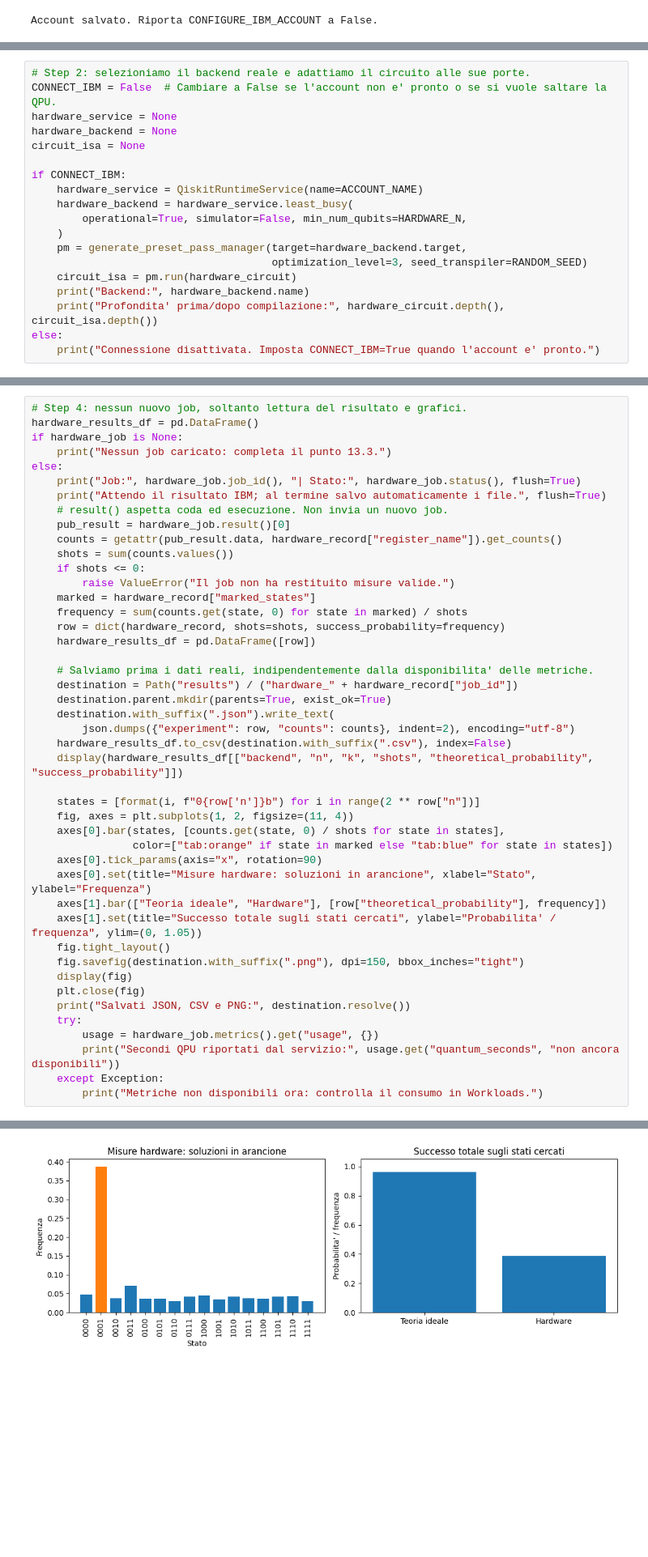
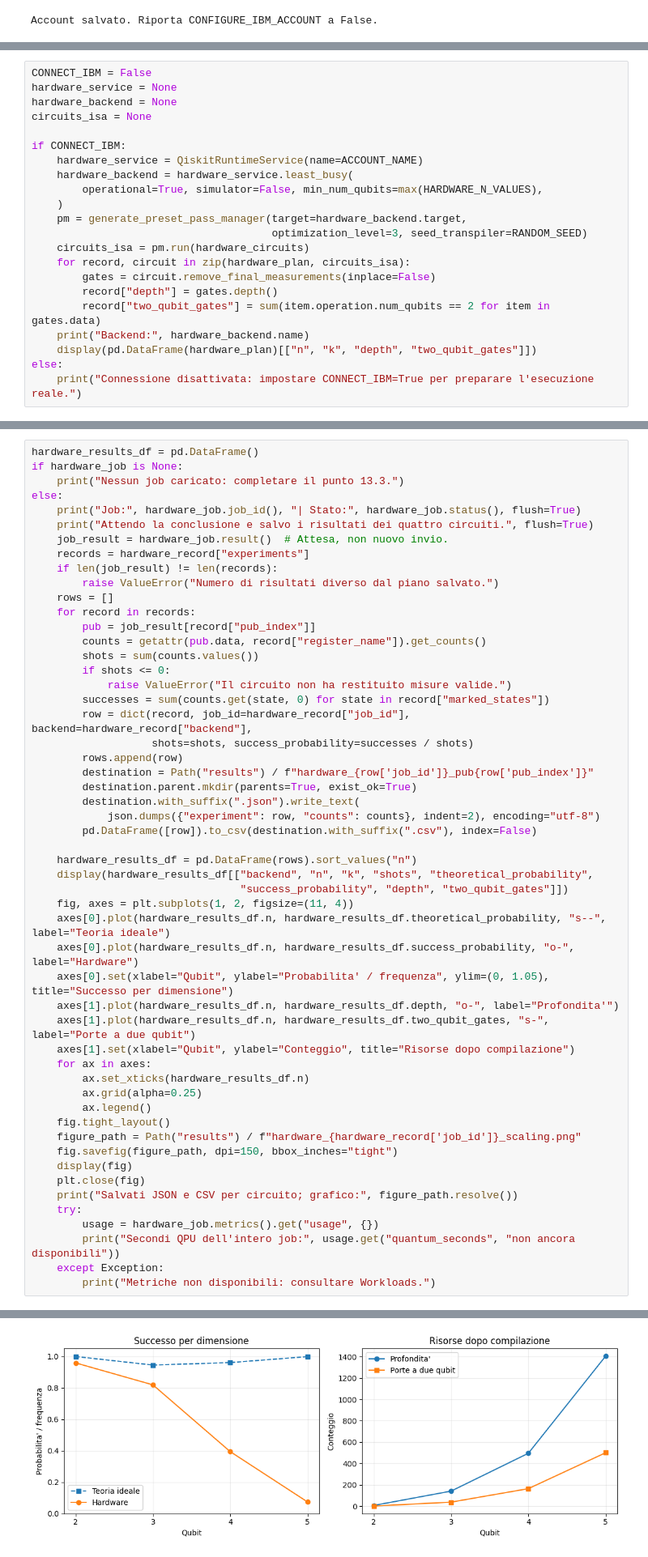
Before and after one commit to Pier2690/QuantumComputing, a Jupyter notebook: Grover.ipynb, the cells around one changed output, grey strips where cells are left out. Shown at 81% size. Cells and saved outputs as stored; diff of their text form; blank space fills up the shorter version.

Commit message:
Update Grover.ipynb
fatto test con ibm reale 1 2 3 4 5 qbit

```diff
--- a/Grover.ipynb
+++ b/Grover.ipynb
@@ -1217,21 +1215,24 @@ Se l'account non viene trovato, esegui prima la configurazione del punto 13.1.
 # %%
-# Step 2: selezioniamo il backend reale e adattiamo il circuito alle sue porte.
-CONNECT_IBM = False  # Cambiare a False se l'account non e' pronto o se si vuole saltare la QPU.
+CONNECT_IBM = False
 hardware_service = None
 hardware_backend = None
-circuit_isa = None
+circuits_isa = None
 
 if CONNECT_IBM:
     hardware_service = QiskitRuntimeService(name=ACCOUNT_NAME)
     hardware_backend = hardware_service.least_busy(
-        operational=True, simulator=False, min_num_qubits=HARDWARE_N,
+        operational=True, simulator=False, min_num_qubits=max(HARDWARE_N_VALUES),
     )
     pm = generate_preset_pass_manager(target=hardware_backend.target,
                                       optimization_level=3, seed_transpiler=RANDOM_SEED)
-    circuit_isa = pm.run(hardware_circuit)
+    circuits_isa = pm.run(hardware_circuits)
+    for record, circuit in zip(hardware_plan, circuits_isa):
+        gates = circuit.remove_final_measurements(inplace=False)
+        record["depth"] = gates.depth()
+        record["two_qubit_gates"] = sum(item.operation.num_qubits == 2 for item in gates.data)
     print("Backend:", hardware_backend.name)
-    print("Profondita' prima/dopo compilazione:", hardware_circuit.depth(), circuit_isa.depth())
+    display(pd.DataFrame(hardware_plan)[["n", "k", "depth", "two_qubit_gates"]])
 else:
-    print("Connessione disattivata. Imposta CONNECT_IBM=True quando l'account e' pronto.")
+    print("Connessione disattivata: impostare CONNECT_IBM=True per preparare l'esecuzione reale.")
 # %% [output]
 Backend: ibm_fez
@@ -1296,46 +1303,54 @@ immediatamente, puoi rieseguire questa cella in seguito.
 # %%
-# Step 4: nessun nuovo job, soltanto lettura del risultato e grafici.
 hardware_results_df = pd.DataFrame()
 if hardware_job is None:
-    print("Nessun job caricato: completa il punto 13.3.")
+    print("Nessun job caricato: completare il punto 13.3.")
 else:
     print("Job:", hardware_job.job_id(), "| Stato:", hardware_job.status(), flush=True)
-    print("Attendo il risultato IBM; al termine salvo automaticamente i file.", flush=True)
-    # result() aspetta coda ed esecuzione. Non invia un nuovo job.
-    pub_result = hardware_job.result()[0]
-    counts = getattr(pub_result.data, hardware_record["register_name"]).get_counts()
-    shots = sum(counts.values())
-    if shots <= 0:
-        raise ValueError("Il job non ha restituito misure valide.")
-    marked = hardware_record["marked_states"]
-    frequency = sum(counts.get(state, 0) for state in marked) / shots
-    row = dict(hardware_record, shots=shots, success_probability=frequency)
-    hardware_results_df = pd.DataFrame([row])
+    print("Attendo la conclusione e salvo i risultati dei quattro circuiti.", flush=True)
+    job_result = hardware_job.result()  # Attesa, non nuovo invio.
+    records = hardware_record["experiments"]
+    if len(job_result) != len(records):
+        raise ValueError("Numero di risultati diverso dal piano salvato.")
+    rows = []
+    for record in records:
+        pub = job_result[record["pub_index"]]
+        counts = getattr(pub.data, record["register_name"]).get_counts()
+        shots = sum(counts.values())
+        if shots <= 0:
+            raise ValueError("Il circuito non ha restituito misure valide.")
+        successes = sum(counts.get(state, 0) for state in record["marked_states"])
+        row = dict(record, job_id=hardware_record["job_id"], backend=hardware_record["backend"],
+                   shots=shots, success_probability=successes / shots)
+        rows.append(row)
+        destination = Path("results") / f"hardware_{row['job_id']}_pub{row['pub_index']}"
+        destination.parent.mkdir(parents=True, exist_ok=True)
+        destination.with_suffix(".json").write_text(
+            json.dumps({"experiment": row, "counts": counts}, indent=2), encoding="utf-8")
+        pd.DataFrame([row]).to_csv(destination.with_suffix(".csv"), index=False)
 
-    # Salviamo prima i dati reali, indipendentemente dalla disponibilita' delle metriche.
-    destination = Path("results") / ("hardware_" + hardware_record["job_id"])
-    destination.parent.mkdir(parents=True, exist_ok=True)
-    destination.with_suffix(".json").write_text(
-        json.dumps({"experiment": row, "counts": counts}, indent=2), encoding="utf-8")
-    hardware_results_df.to_csv(destination.with_suffix(".csv"), index=False)
-    display(hardware_results_df[["backend", "n", "k", "shots", "theoretical_probability", "success_probability"]])
-
-    states = [format(i, f"0{row['n']}b") for i in range(2 ** row["n"])]
+    hardware_results_df = pd.DataFrame(rows).sort_values("n")
+    display(hardware_results_df[["backend", "n", "k", "shots", "theoretical_probability",
+                                 "success_probability", "depth", "two_qubit_gates"]])
     fig, axes = plt.subplots(1, 2, figsize=(11, 4))
-    axes[0].bar(states, [counts.get(state, 0) / shots for state in states],
-                color=["tab:orange" if state in marked else "tab:blue" for state in states])
-    axes[0].tick_params(axis="x", rotation=90)
-    axes[0].set(title="Misure hardware: soluzioni in arancione", xlabel="Stato", ylabel="Frequenza")
-    axes[1].bar(["Teoria ideale", "Hardware"], [row["theoretical_probability"], frequency])
-    axes[1].set(title="Successo totale sugli stati cercati", ylabel="Probabilita' / frequenza", ylim=(0, 1.05))
+    axes[0].plot(hardware_results_df.n, hardware_results_df.theoretical_probability, "s--", label="Teoria ideale")
+    axes[0].plot(hardware_results_df.n, hardware_results_df.success_probability, "o-", label="Hardware")
+    axes[0].set(xlabel="Qubit", ylabel="Probabilita' / frequenza", ylim=(0, 1.05), title="Successo per dimensione")
+    axes[1].plot(hardware_results_df.n, hardware_results_df.depth, "o-", label="Profondita'")
+    axes[1].plot(hardware_results_df.n, hardware_results_df.two_qubit_gates, "s-", label="Porte a due qubit")
+    axes[1].set(xlabel="Qubit", ylabel="Conteggio", title="Risorse dopo compilazione")
+    for ax in axes:
+        ax.set_xticks(hardware_results_df.n)
+        ax.grid(alpha=0.25)
+        ax.legend()
     fig.tight_layout()
-    fig.savefig(destination.with_suffix(".png"), dpi=150, bbox_inches="tight")
+    figure_path = Path("results") / f"hardware_{hardware_record['job_id']}_scaling.png"
+    fig.savefig(figure_path, dpi=150, bbox_inches="tight")
     display(fig)
     plt.close(fig)
-    print("Salvati JSON, CSV e PNG:", destination.resolve())
+    print("Salvati JSON e CSV per circuito; grafico:", figure_path.resolve())
     try:
         usage = hardware_job.metrics().get("usage", {})
-        print("Secondi QPU riportati dal servizio:", usage.get("quantum_seconds", "non ancora disponibili"))
+        print("Secondi QPU dell'intero job:", usage.get("quantum_seconds", "non ancora disponibili"))
     except Exception:
-        print("Metriche non disponibili ora: controlla il consumo in Workloads.")
+        print("Metriche non disponibili: consultare Workloads.")
 # %% [output]
@@ -1346 +1364 @@ Attendo il risultato IBM; al termine salvo automaticamente i file.
-[figure, old version]
+[figure, new version]
```
Also changed, not shown: parts of 13 cells of this notebook.
